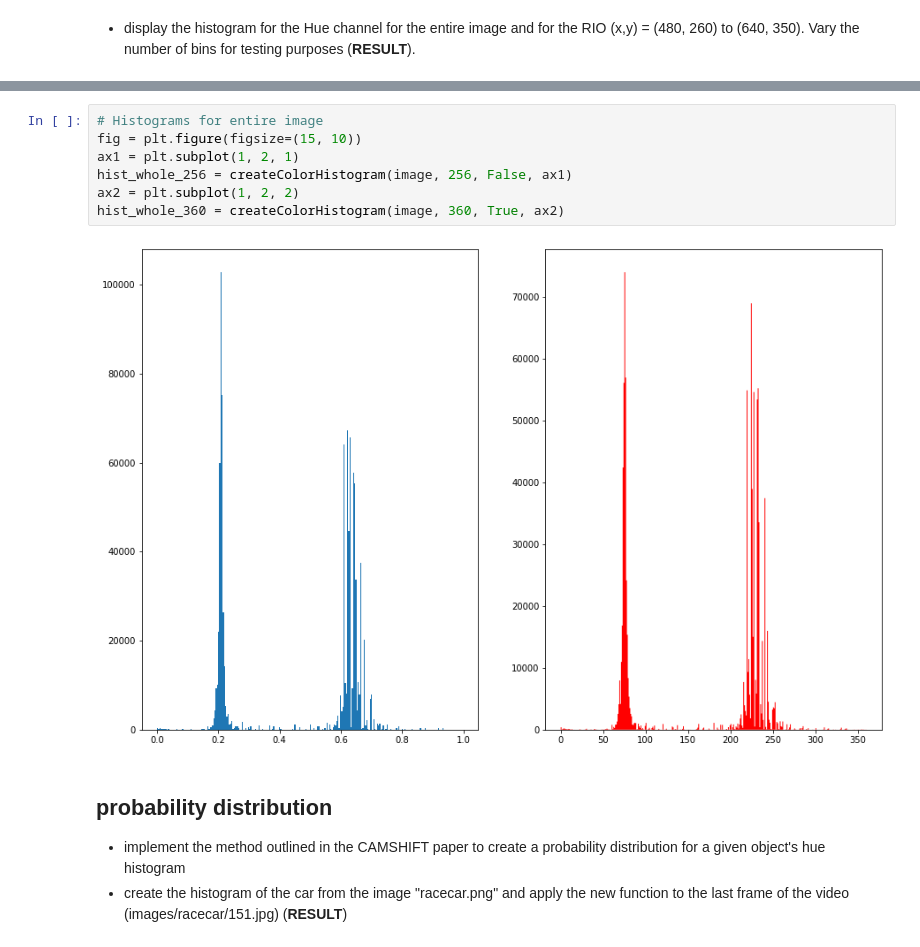
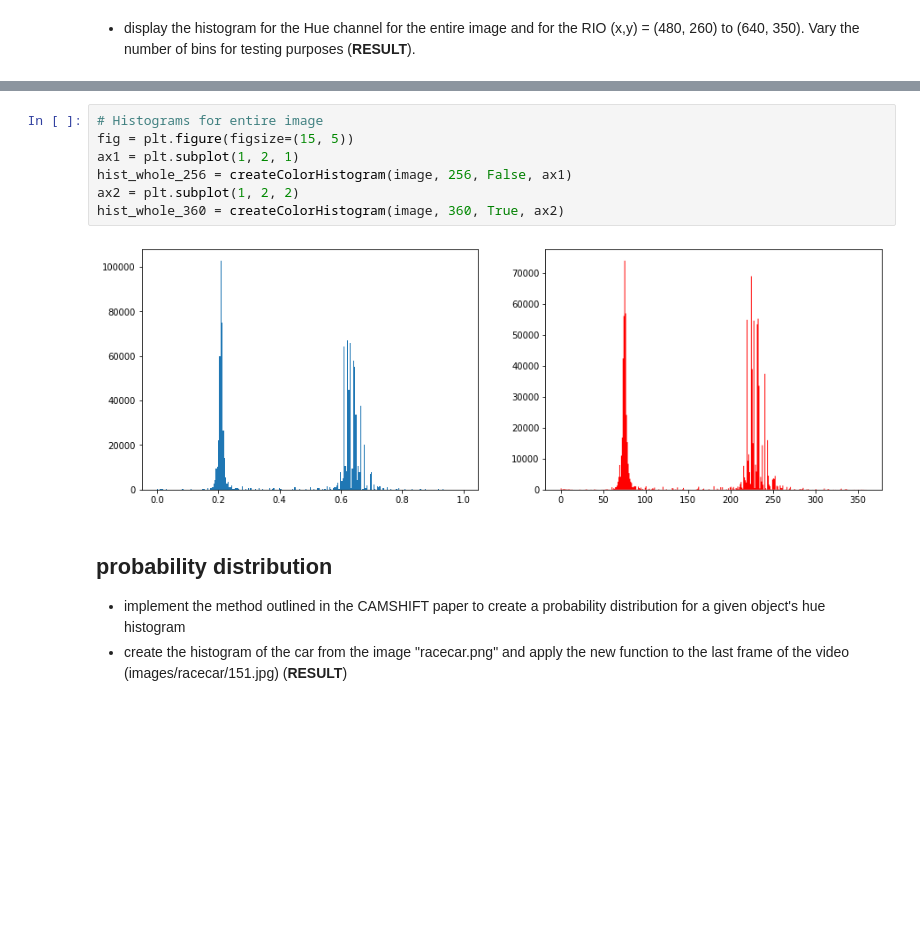
Before and after one commit to AbdBarho/CV19-20, a Jupyter notebook: 03a_CAMSHIFT.ipynb, the cells around one changed output, grey strips where cells are left out. Saved outputs shown, nothing was run; the diff lists cells and outputs as text; blank space fills up the shorter version.

```diff
--- a/03a_CAMSHIFT.ipynb
+++ b/03a_CAMSHIFT.ipynb
@@ -68,12 +98,12 @@ histCar360 = createColorHistogram(imageCar, 360, True, ax4)
 # %%
 # Histograms for entire image
-fig = plt.figure(figsize=(15, 10))
+fig = plt.figure(figsize=(15, 5))
 ax1 = plt.subplot(1, 2, 1)
 hist_whole_256 = createColorHistogram(image, 256, False, ax1)
 ax2 = plt.subplot(1, 2, 2)
 hist_whole_360 = createColorHistogram(image, 360, True, ax2)
 # %% [output]
-[figure, old version]
+[figure, new version]
 # %% [markdown]
 ## probability distribution
 * implement the method outlined in the CAMSHIFT paper to create a probability distribution for a given object's hue histogram
```
Also changed, not shown: parts of 12 cells of this notebook.
